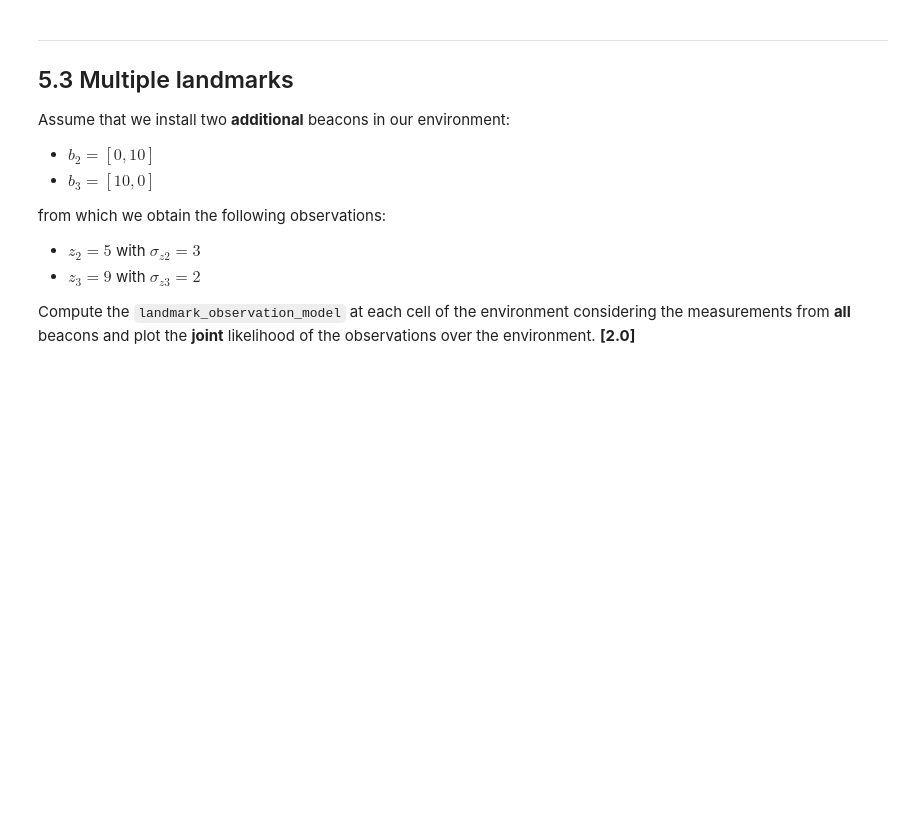
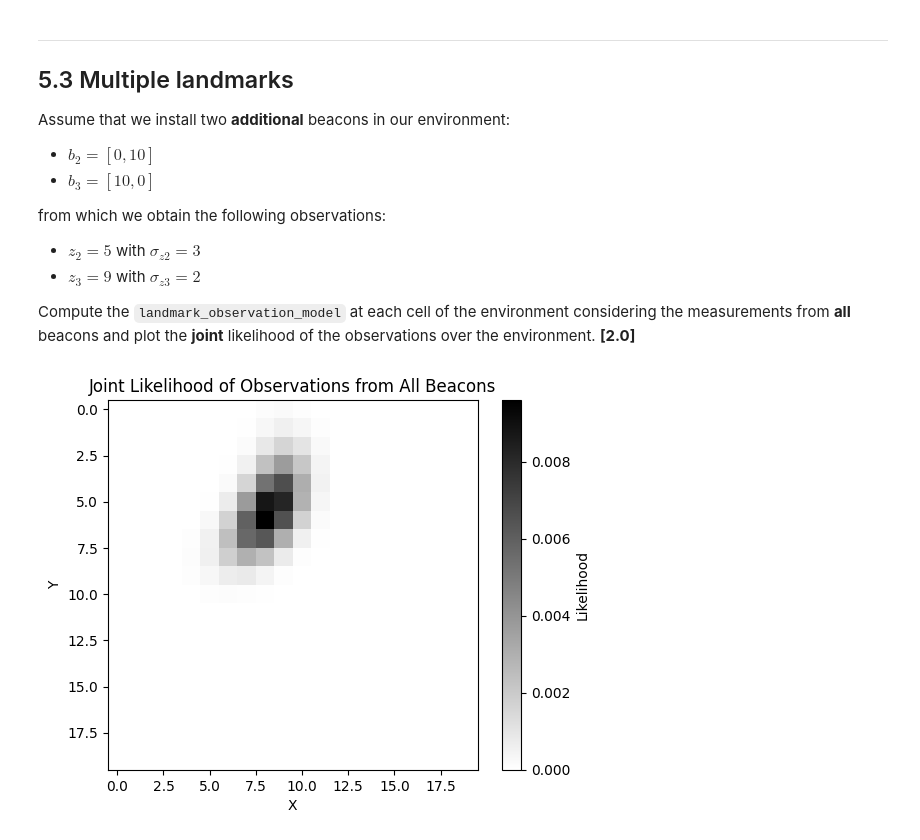
Before and after one commit to harry-graves/C18_code, a Jupyter notebook: navigation/ex04-observation-model/ex5.ipynb, the cells around one changed output. Cells and saved outputs as stored; diff of their text form; code cells hidden in the pictures; blank space fills up the shorter version.

```diff
--- a/navigation/ex04-observation-model/ex5.ipynb
+++ b/navigation/ex04-observation-model/ex5.ipynb
@@ -43,3 +72,27 @@ from which we obtain the following observations:
 - $z_3 = 9$ with $\sigma_{z3} = 2$
 
 Compute the `landmark_observation_model` at each cell of the environment considering the measurements from **all** beacons and plot the **joint** likelihood of the observations over the environment. **[2.0]**
+# %%
+import ex5 as ex
+import numpy as np
+import matplotlib.pyplot as plt
+
+grid_size = 20
+gridmap = np.ones((grid_size, grid_size))
+
+beacons = [[0, 0], [0, 10], [10, 0]]
+measurements = [10, 5, 9]
+sigmas = [1, 3, 2]
+
+for beacon, measurement, sigma in zip(beacons, measurements, sigmas):
+    gridmap = ex.observation_likelihood(measurement, beacon, gridmap, sigma, grid_size)
+
+# Plot the likelihood map
+plt.imshow(gridmap, cmap="binary", origin="upper")
+plt.colorbar(label="Likelihood")
+plt.xlabel("X")
+plt.ylabel("Y")
+plt.title("Joint Likelihood of Observations from All Beacons")
+plt.show()
+# %% [output]
+[figure, added]
```
Also changed, not shown: parts of 2 cells of this notebook, 1 other file.
